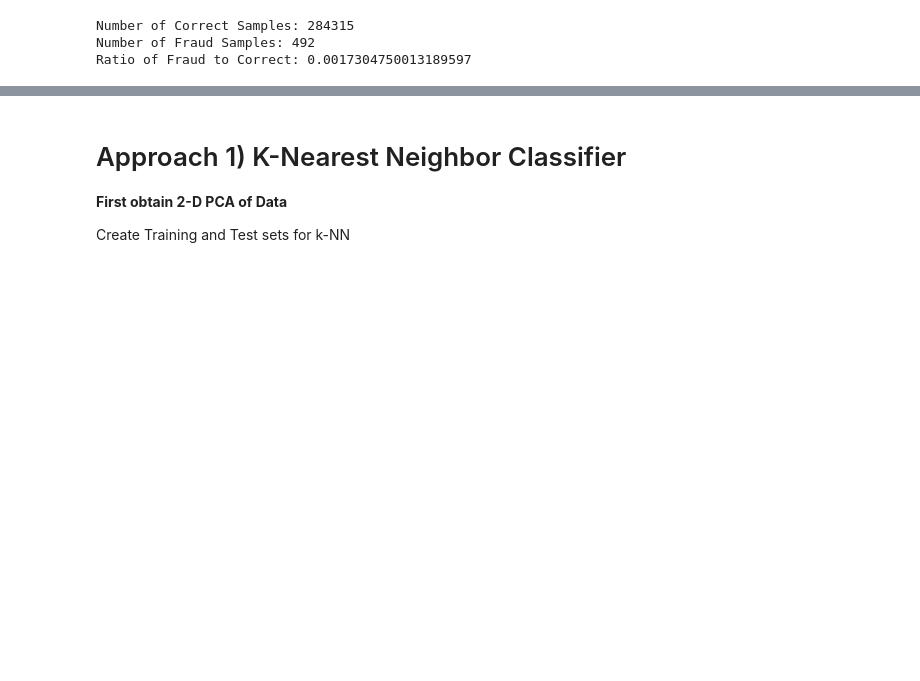
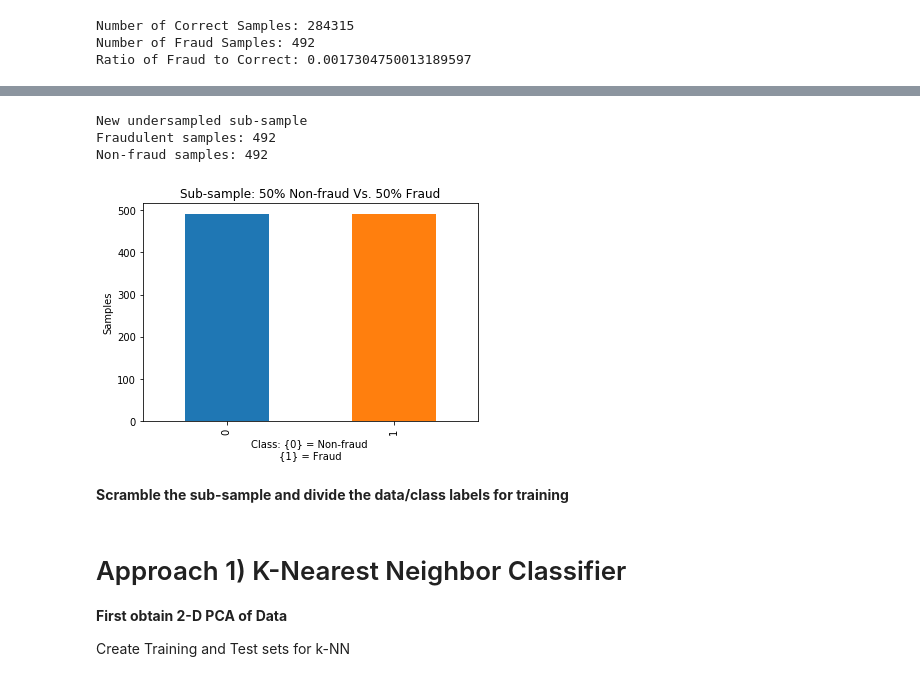
Before and after one commit to safashaikh/MLFinalProj, a Jupyter notebook: creditcard.ipynb, the cells around one changed output, grey strips where cells are left out. Cells and saved outputs as stored; diff of their text form; code cells hidden in the pictures; blank space fills up the shorter version.

```diff
--- a/creditcard.ipynb
+++ b/creditcard.ipynb
@@ -106,0 +83,42 @@ Yu = usd.loc[:, usd.columns == 'Class'] # Yu == 1 then fraud otherwise 0
+# %%
+#Data
+X = df.loc[:, df.columns != 'Class']
+
+#Labels
+Y = df.loc[:, df.columns == 'Class']
+
+# Number of Fraud Records
+frecs = len(df[df.Class == 1])
+
+# Corresponding fraud indices in CSV
+fi = np.array(df[df.Class == 1].index)
+
+# Non-fruad indices in CSV
+ni = df[df.Class == 0].index
+
+# Create Array of random non-fraud indices with same size as fraud indices
+ri = np.array(np.random.choice(ni, frecs, replace = False))
+
+# Append the fraud indices with random non-fraud indices (50% fraud 50% non-fraud)
+usd = np.concatenate([fi,ri])
+
+# Under sampled dataset
+usd = df.iloc[usd,:]
+
+print(B+"New undersampled sub-sample"+E)
+print(B+"Fraudulent samples:"+E, len(fi))
+print(B+"Non-fraud samples:"+E, len(ri))
+
+count_classes = pd.value_counts(usd['Class'], sort = True).sort_index()
+count_classes.plot(kind = 'bar')
+plt.title("Sub-sample: 50% Non-fraud Vs. 50% Fraud")
+plt.xlabel("Class: {0} = Non-fraud \n{1} = Fraud")
+plt.ylabel("Samples")
+plt.show()
+# %% [output]
+New undersampled sub-sample
+Fraudulent samples: 492
+Non-fraud samples: 492
+[figure, added]
+# %% [markdown]
+**Scramble the sub-sample and divide the data/class labels for training**
```
Also changed, not shown: parts of 36 cells of this notebook.
